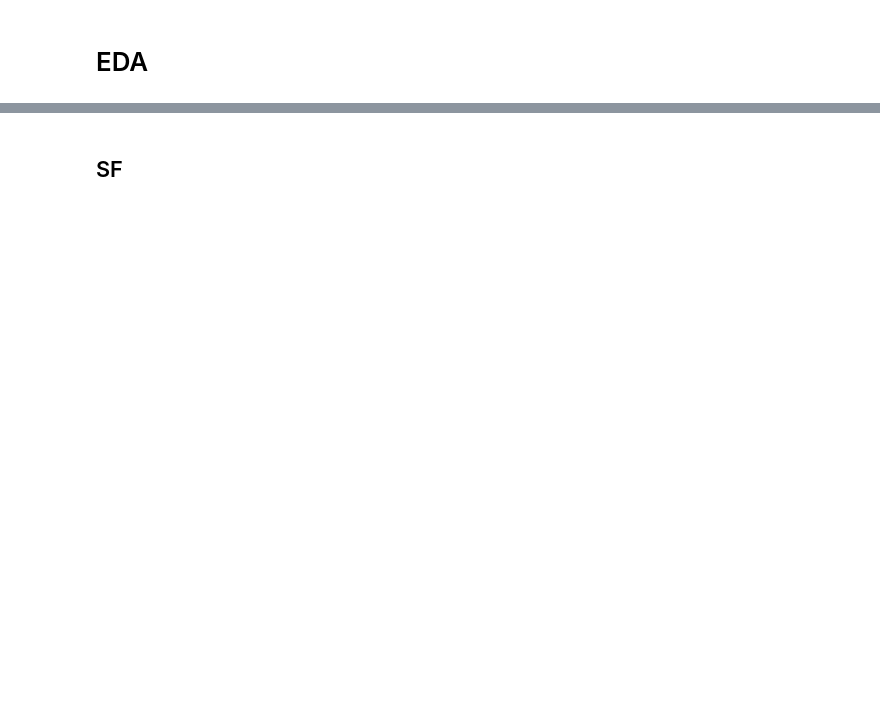
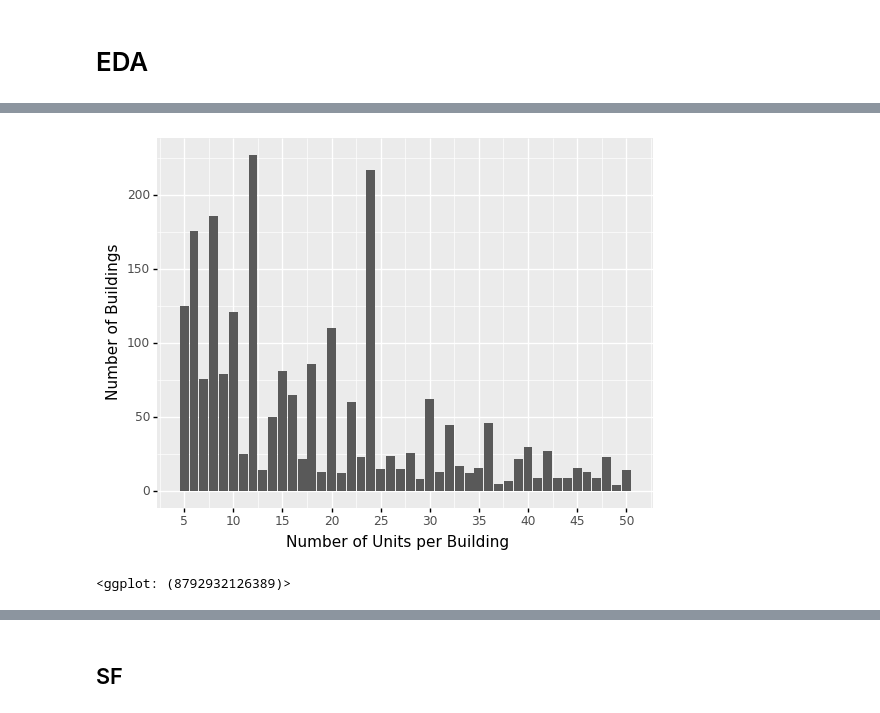
Before and after one commit to ZacharyGoldstein/housing-bunching-analysis, a Jupyter notebook: ih.org-inclusionary-database/inclusionary_housing_eda.ipynb, the cells around one changed output, grey strips where cells are left out. Saved outputs shown, nothing was run; the diff lists cells and outputs as text; code cells hidden in the pictures; blank space fills up the shorter version.

```diff
--- a/ih.org-inclusionary-database/inclusionary_housing_eda.ipynb
+++ b/ih.org-inclusionary-database/inclusionary_housing_eda.ipynb
@@ -74,2 +270,15 @@ df_md.head()
 # %% [markdown]
 # EDA
+# %%
+def plot_unit_dist(data,unit_col='Units',vline=None,title=''):
+    data = data.copy()
+    data[unit_col] = data[unit_col].astype(int)
+    counts = pd.DataFrame(data[unit_col].value_counts()).reset_index()
+    counts.columns = ['Units','Freq']
+    plot = (ggplot(counts,aes(x='Units',y='Freq')) +
+           geom_bar(stat='identity') +
+            scale_x_continuous(breaks=list(range(data[unit_col].min(),data[unit_col].max()+5,5))) +
+           labs(title = title,x='Number of Units per Building',y='Number of Buildings'))
+    if vline is not None:
+        plot += geom_vline(xintercept=vline,linetype='dashed')
+    return(plot)
@@ -78,3 +296,8 @@ df_nj['Municipality Name'].value_counts().head()
+# %%
+plot_unit_dist(df_nj[(df_nj['Units Gained']<=50)&(df_nj['Units Gained']>=5)],'Units Gained')
+# %% [output]
+[figure, added]
+<ggplot: (8792932126389)>
 # %%
 df_newark = df_nj[df_nj['Municipality Name']=='NEWARK']
 df_newark.head()
```
Also changed, not shown: parts of 54 cells of this notebook, 4 other files.
